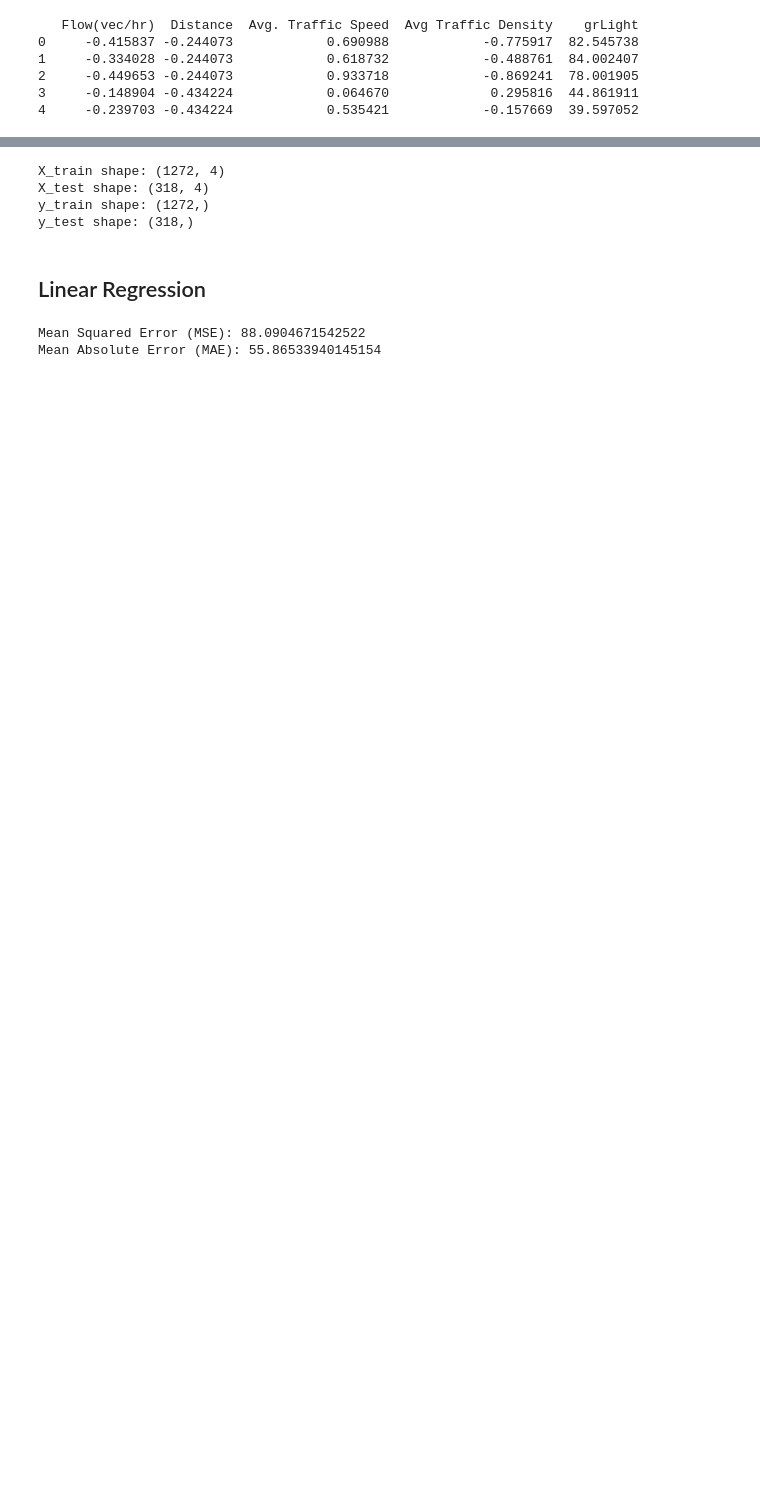
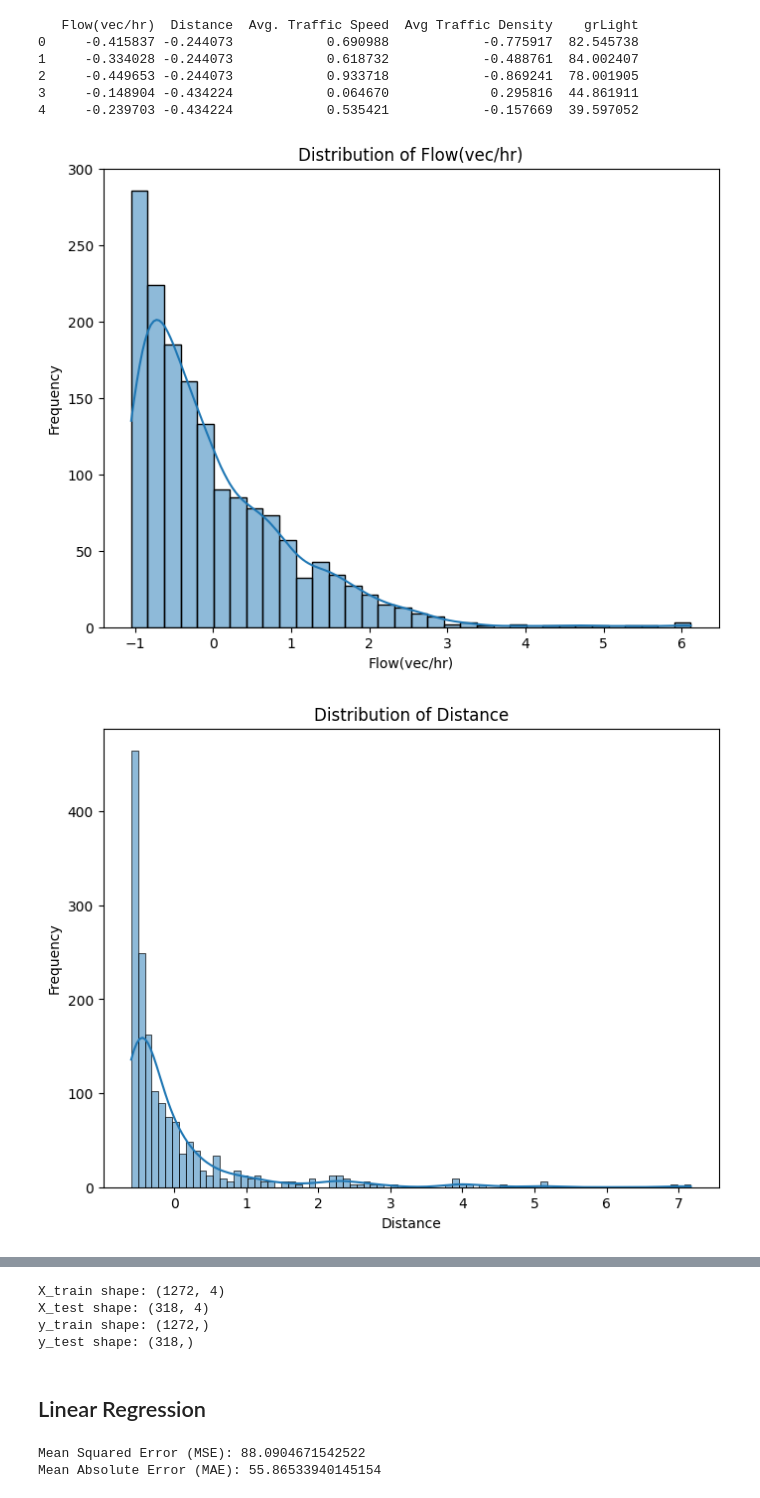
Before and after one commit to merrymira/bkktrafficdata, a Jupyter notebook: 3_Modelling_Experiments.ipynb, the cells around one changed output, grey strips where cells are left out. Saved outputs shown, nothing was run; the diff lists cells and outputs as text; code cells hidden in the pictures; blank space fills up the shorter version.

```diff
--- a/3_Modelling_Experiments.ipynb
+++ b/3_Modelling_Experiments.ipynb
@@ -102,0 +125,29 @@ df.head()
+# %%
+# prompt: OLS Regression for df
+
+import statsmodels.api as sm
+import pandas as pd # Import pandas for data manipulation
+
+# Define the dependent and independent variables
+dependent_variable = 'grLight'  # Replace with your actual dependent variable
+independent_variables = ['Lat','Long','Time_range','Time_Record','Volume','Flow(vec/hr)','Distance','Avg. Traffic Speed','Avg Traffic Density'] # Replace with your actual independent variables
+
+# Add a constant to the independent variables (intercept term)
+X = df[independent_variables].copy() # Create a copy of the dataframe to avoid modifying the original
+# Convert object type columns to numeric if they represent numerical data
+for col in X.select_dtypes(include=['object']).columns:
+    try:
+        X[col] = pd.to_numeric(X[col])
+    except ValueError:
+        print(f"Column '{col}' could not be converted to numeric and will be dropped from the analysis.")
+        X = X.drop(columns=[col])
+        independent_variables.remove(col) # Update independent_variables to reflect dropped column
+
+X = sm.add_constant(X)  # Add constant after converting to numeric
+y = df[dependent_variable]
+
+# Fit the OLS model
+model = sm.OLS(y, X).fit()
+
+# Print the model summary
+print(model.summary())
@@ -125,3 +194,20 @@ print(df_mod.head())
 2     -0.449653 -0.244073            0.933718            -0.869241  78.001905
 3     -0.148904 -0.434224            0.064670             0.295816  44.861911
 4     -0.239703 -0.434224            0.535421            -0.157669  39.597052
+# %%
+# prompt: plot distribution of each Flow(vec/hr)', 'Distance', 'Avg. Traffic Speed', 'Avg Traffic Density'
+
+import matplotlib.pyplot as plt
+import seaborn as sns
+
+# Assuming df_mod is your DataFrame with scaled data
+for col in ['Flow(vec/hr)', 'Distance', 'Avg. Traffic Speed', 'Avg Traffic Density']:
+    plt.figure(figsize=(8, 6))
+    sns.histplot(df_mod[col], kde=True)
+    plt.title(f'Distribution of {col}')
+    plt.xlabel(col)
+    plt.ylabel('Frequency')
+    plt.show()
+# %% [output]
+[figure, added]
+[figure, added]
```
Also changed, not shown: parts of 3 cells of this notebook.
